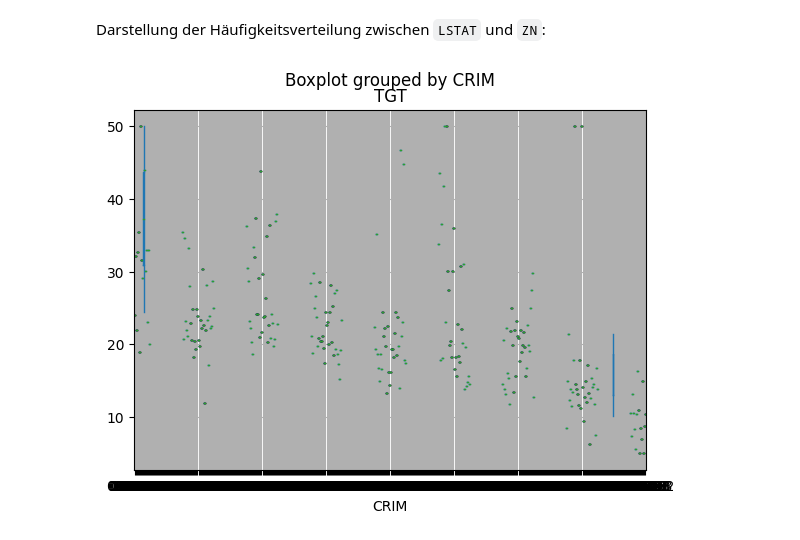
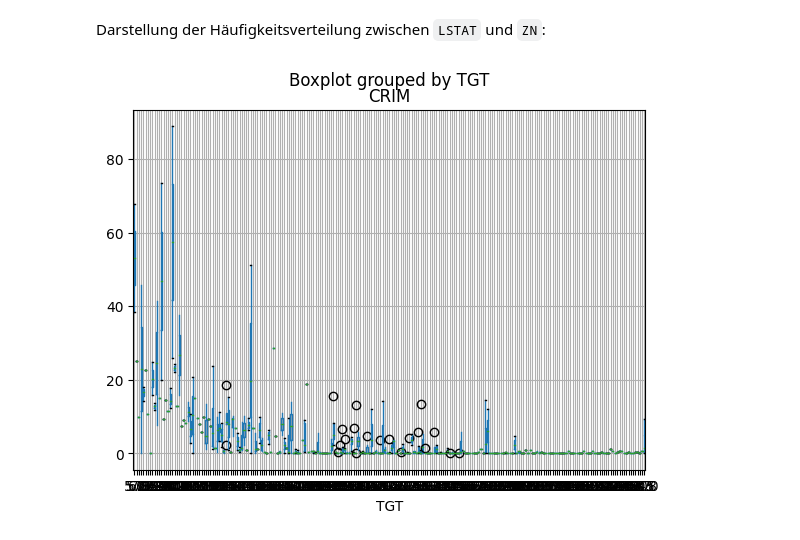
Before and after one commit to robingenz/htwg-machine-learning-exercises, a Jupyter notebook: exercises/01_Explorative_Analyse_und_PCA/01_explorative-analyse.ipynb, the cells around one changed output. Drawn from its saved outputs; the diff is of its cells as text; code cells hidden in the pictures.

```diff
--- a/exercises/01_Explorative_Analyse_und_PCA/01-explorative-analyse.ipynb
+++ b/exercises/01_Explorative_Analyse_und_PCA/01_explorative-analyse.ipynb
@@ -230,6 +218,6 @@ Name: ZN, dtype: int64
 # %% [markdown]
 Darstellung der Häufigkeitsverteilung zwischen `LSTAT` und `ZN`:
 # %%
-pd.DataFrame.boxplot(eData, column='TGT', by='CRIM');
+pd.DataFrame.boxplot(eData, column='CRIM', by='TGT');
 # %% [output]
-[figure, old version]
+[figure, new version]
```
Also changed, not shown: parts of 11 cells of this notebook, 4 other files.
